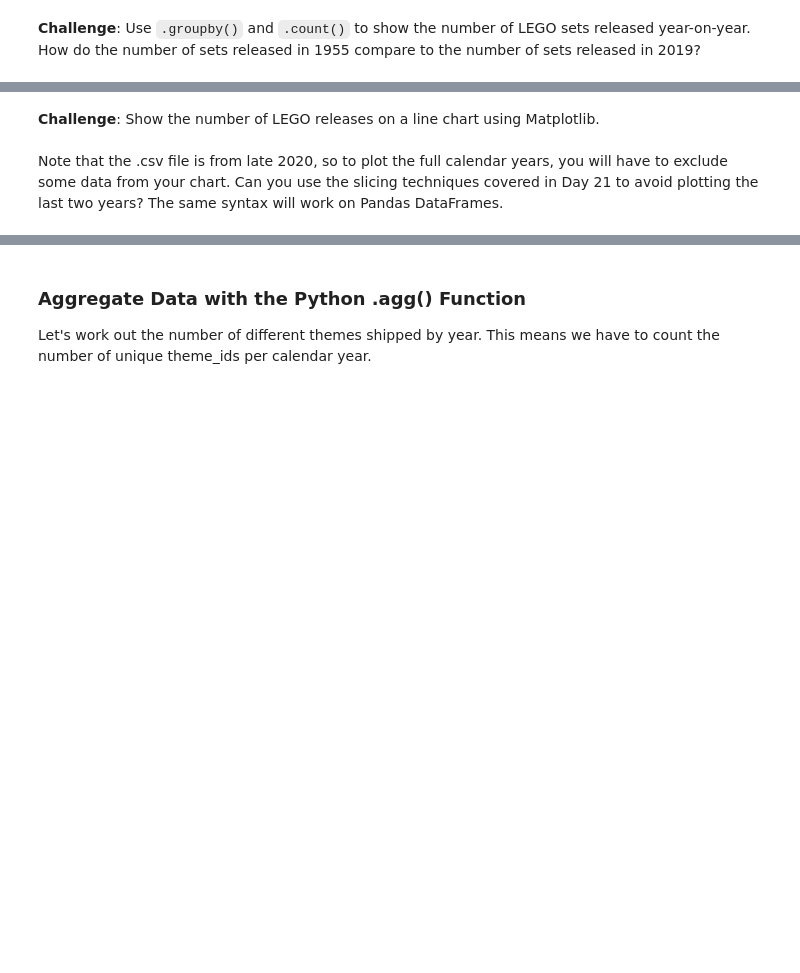
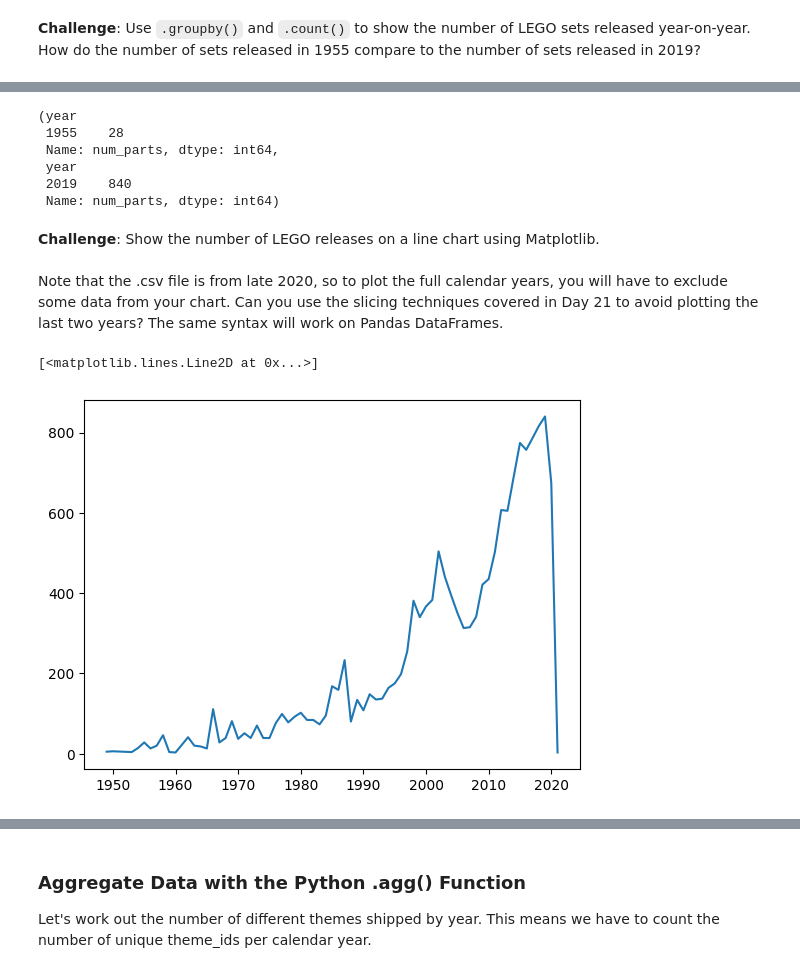
Before and after one commit to shahiddhariwala/lego_data_analysis, a Jupyter notebook: lego_data_analysis.ipynb, the cells around one changed output, grey strips where cells are left out. Cells and saved outputs as stored; diff of their text form; code cells hidden in the pictures; blank space fills up the shorter version.

Commit message:
Num of parts analysis of lego with year

```diff
--- a/lego_data_analysis.ipynb
+++ b/lego_data_analysis.ipynb
@@ -121,2 +135,5 @@ First lego set was release in 1949 and it was called Extra-Large Gift Set (ABB)
 # %% [markdown]
 **Challenge**: Use <code>.groupby()</code> and <code>.count()</code> to show the number of LEGO sets released year-on-year. How do the number of sets released in 1955 compare to the number of sets released in 2019?
+# %%
+sets_by_year = sets_df.groupby("year").count()
+sets_by_year.head()
@@ -123,4 +148,18 @@ First lego set was release in 1949 and it was called Extra-Large Gift Set (ABB)
+# %%
+sets_by_year["num_parts"][sets_by_year.index == 1955], sets_by_year["num_parts"][sets_by_year.index == 2019]
+# %% [output]
+(year
+ 1955    28
+ Name: num_parts, dtype: int64,
+ year
+ 2019    840
+ Name: num_parts, dtype: int64)
 # %% [markdown]
 **Challenge**: Show the number of LEGO releases on a line chart using Matplotlib. <br>
 <br>
 Note that the .csv file is from late 2020, so to plot the full calendar years, you will have to exclude some data from your chart. Can you use the slicing techniques covered in Day 21 to avoid plotting the last two years? The same syntax will work on Pandas DataFrames.
+# %%
+plt.plot(sets_by_year["num_parts"])
+# %% [output]
+[<matplotlib.lines.Line2D at 0x...>]
+[figure, added]
```
Also changed, not shown: parts of 5 cells of this notebook.
